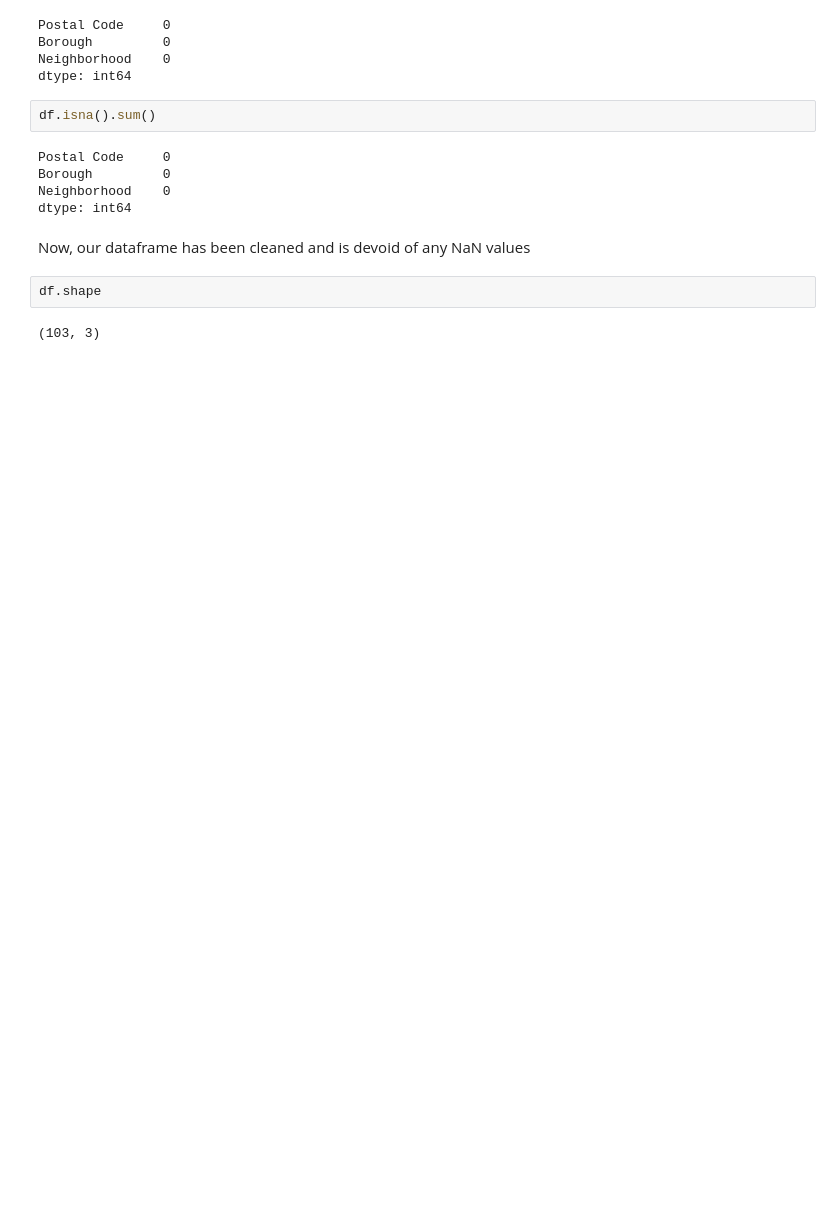
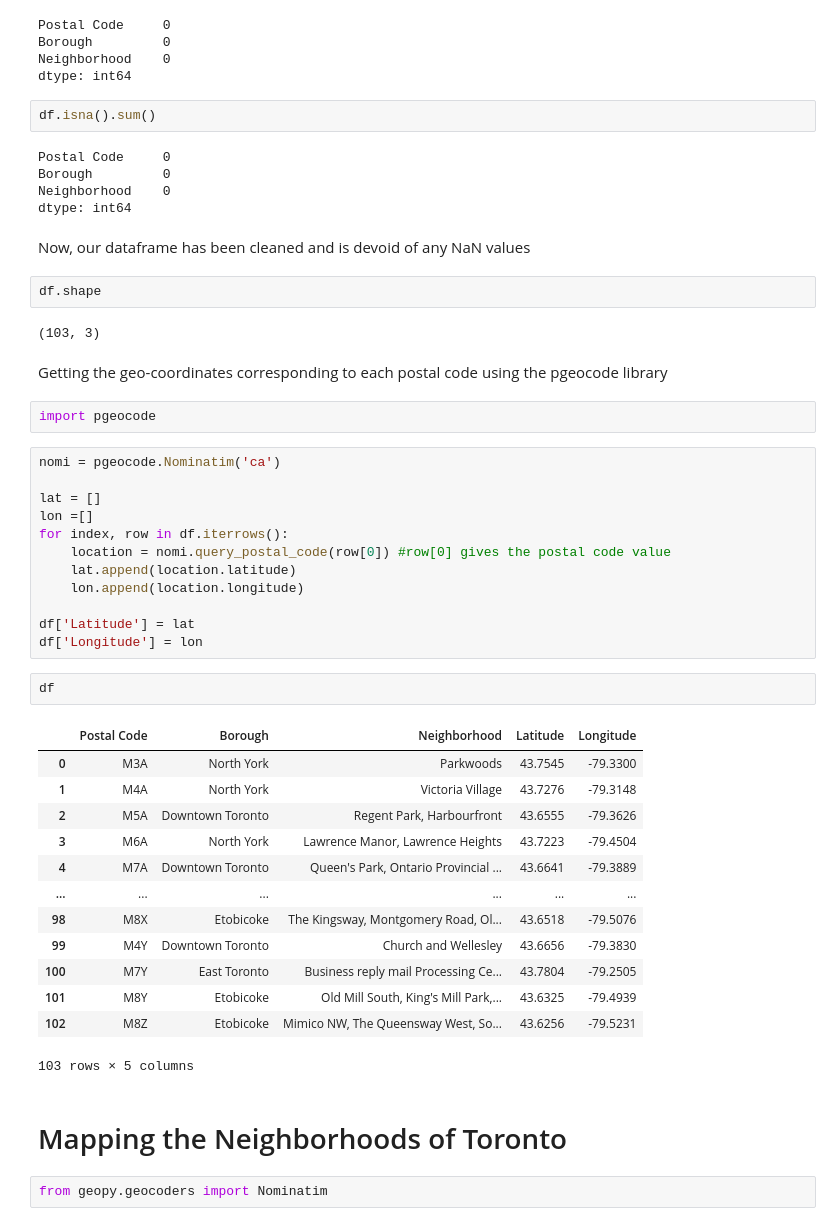
Before and after one commit to Sachin-Shankel/Coursera_Capstone, a Jupyter notebook: Capstone Project - Toronto Neighborhood Analysis.ipynb, the cells around one changed output. Cells and saved outputs as stored; diff of their text form; blank space fills up the shorter version.

```diff
--- a/Capstone Project - Toronto Neighborhood Analysis.ipynb
+++ b/Capstone Project - Toronto Neighborhood Analysis.ipynb
@@ -86,3 +86,39 @@ Now, our dataframe has been cleaned and is devoid of any NaN values
 df.shape
 # %% [output]
 (103, 3)
+# %% [markdown]
+Getting the geo-coordinates corresponding to each postal code using the pgeocode library
+# %%
+import pgeocode
+# %%
+nomi = pgeocode.Nominatim('ca')
+
+lat = []
+lon =[]
+for index, row in df.iterrows():
+    location = nomi.query_postal_code(row[0]) #row[0] gives the postal code value
+    lat.append(location.latitude)
+    lon.append(location.longitude)
+
+df['Latitude'] = lat
+df['Longitude'] = lon
+# %%
+df
+# %% [output]
+|  | Postal Code | Borough | Neighborhood | Latitude | Longitude |
+| 0 | M3A | North York | Parkwoods | 43.7545 | -79.3300 |
+| 1 | M4A | North York | Victoria Village | 43.7276 | -79.3148 |
+| 2 | M5A | Downtown Toronto | Regent Park, Harbourfront | 43.6555 | -79.3626 |
+| 3 | M6A | North York | Lawrence Manor, Lawrence Heights | 43.7223 | -79.4504 |
+| 4 | M7A | Downtown Toronto | Queen's Park, Ontario Provincial ... | 43.6641 | -79.3889 |
+| ... | ... | ... | ... | ... | ... |
+| 98 | M8X | Etobicoke | The Kingsway, Montgomery Road, Ol... | 43.6518 | -79.5076 |
+| 99 | M4Y | Downtown Toronto | Church and Wellesley | 43.6656 | -79.3830 |
+| 100 | M7Y | East Toronto | Business reply mail Processing Ce... | 43.7804 | -79.2505 |
+| 101 | M8Y | Etobicoke | Old Mill South, King's Mill Park,... | 43.6325 | -79.4939 |
+| 102 | M8Z | Etobicoke | Mimico NW, The Queensway West, So... | 43.6256 | -79.5231 |
+103 rows × 5 columns
+# %% [markdown]
+# Mapping the Neighborhoods of Toronto
+# %%
+from geopy.geocoders import Nominatim
```
Also changed, not shown: parts of 35 cells of this notebook.
